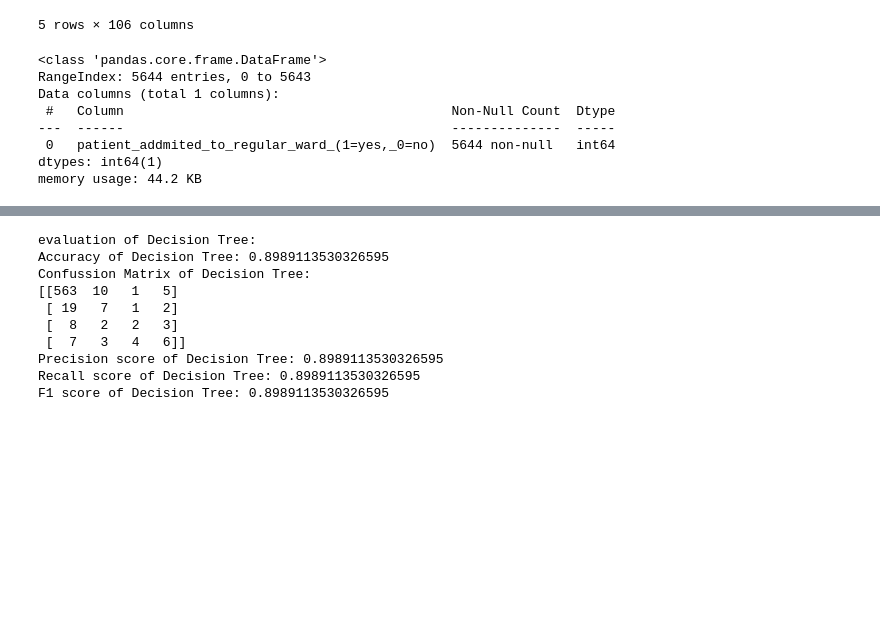
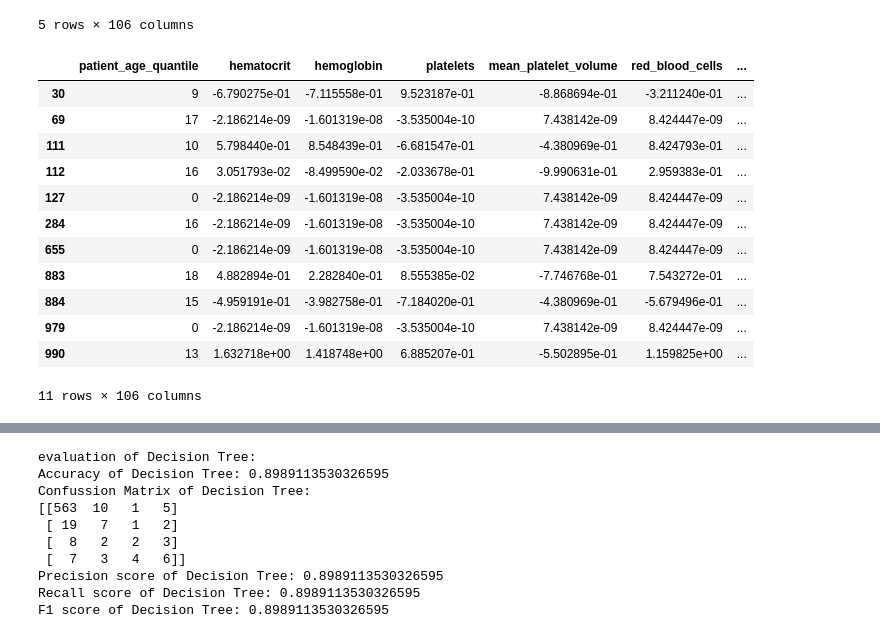
Before and after one commit to Lez-3f/IAI-Learning, a Jupyter notebook: classification/predict_task.ipynb, the cells around one changed output, grey strips where cells are left out. Drawn from its saved outputs; the diff is of its cells as text; code cells hidden in the pictures; blank space fills up the shorter version.

```diff
--- a/classification/predict_task.ipynb
+++ b/classification/predict_task.ipynb
@@ -95,18 +95,6 @@ X.head()
 | 3 | 5 | -2.186214e-09 | -1.601319e-08 | -3.535004e-10 | 7.438142e-09 | 8.424447e-09 | ... |
 | 4 | 15 | -2.186214e-09 | -1.601319e-08 | -3.535004e-10 | 7.438142e-09 | 8.424447e-09 | ... |
 5 rows × 106 columns
-# %%
-# view y
-y.info()
-# %% [output]
-<class 'pandas.core.frame.DataFrame'>
-RangeIndex: 5644 entries, 0 to 5643
-Data columns (total 1 columns):
- #   Column                                          Non-Null Count  Dtype
----  ------                                          --------------  -----
- 0   patient_addmited_to_regular_ward_(1=yes,_0=no)  5644 non-null   int64
-dtypes: int64(1)
-memory usage: 44.2 KB
 # %%
 # split dataset
 
@@ -140,3 +121,20 @@ plot_scatter(X_train, y_train, 100, False)
+# %%
+pos_slice = (y_train[0:1000] == 1).to_numpy()
+X_train[0:1000][pos_slice]
+# %% [output]
+|  | patient_age_quantile | hematocrit | hemoglobin | platelets | mean_platelet_volume | red_blood_cells | ... |
+| 30 | 9 | -6.790275e-01 | -7.115558e-01 | 9.523187e-01 | -8.868694e-01 | -3.211240e-01 | ... |
+| 69 | 17 | -2.186214e-09 | -1.601319e-08 | -3.535004e-10 | 7.438142e-09 | 8.424447e-09 | ... |
+| 111 | 10 | 5.798440e-01 | 8.548439e-01 | -6.681547e-01 | -4.380969e-01 | 8.424793e-01 | ... |
+| 112 | 16 | 3.051793e-02 | -8.499590e-02 | -2.033678e-01 | -9.990631e-01 | 2.959383e-01 | ... |
+| 127 | 0 | -2.186214e-09 | -1.601319e-08 | -3.535004e-10 | 7.438142e-09 | 8.424447e-09 | ... |
+| 284 | 16 | -2.186214e-09 | -1.601319e-08 | -3.535004e-10 | 7.438142e-09 | 8.424447e-09 | ... |
+| 655 | 0 | -2.186214e-09 | -1.601319e-08 | -3.535004e-10 | 7.438142e-09 | 8.424447e-09 | ... |
+| 883 | 18 | 4.882894e-01 | 2.282840e-01 | 8.555385e-02 | -7.746768e-01 | 7.543272e-01 | ... |
+| 884 | 15 | -4.959191e-01 | -3.982758e-01 | -7.184020e-01 | -4.380969e-01 | -5.679496e-01 | ... |
+| 979 | 0 | -2.186214e-09 | -1.601319e-08 | -3.535004e-10 | 7.438142e-09 | 8.424447e-09 | ... |
+| 990 | 13 | 1.632718e+00 | 1.418748e+00 | 6.885207e-01 | -5.502895e-01 | 1.159825e+00 | ... |
+11 rows × 106 columns
 # %%
 # evaluate the model
 
```
Also changed, not shown: parts of 4 cells of this notebook, 2 other files.
